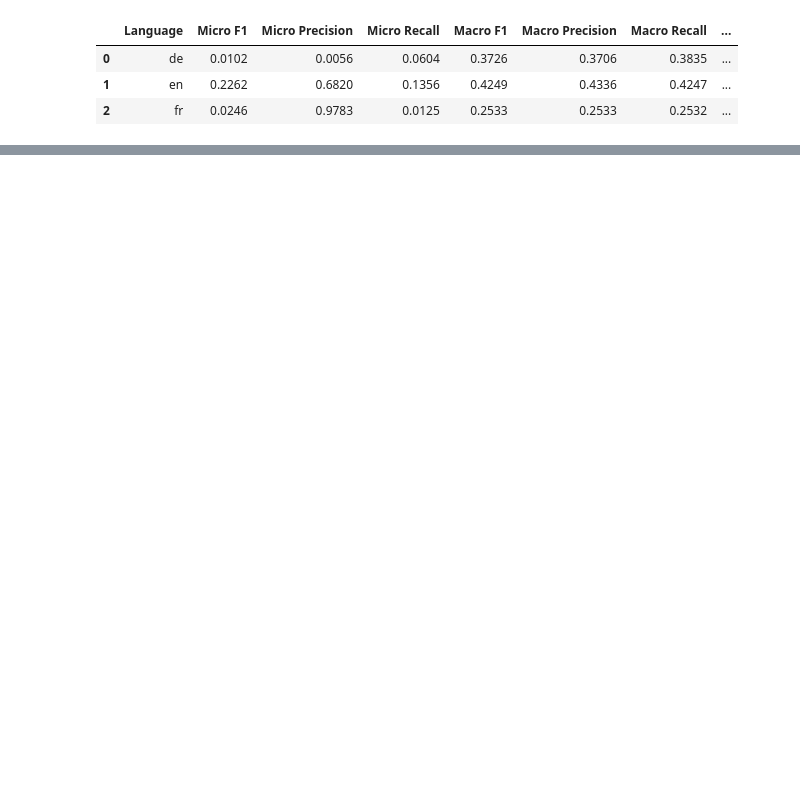
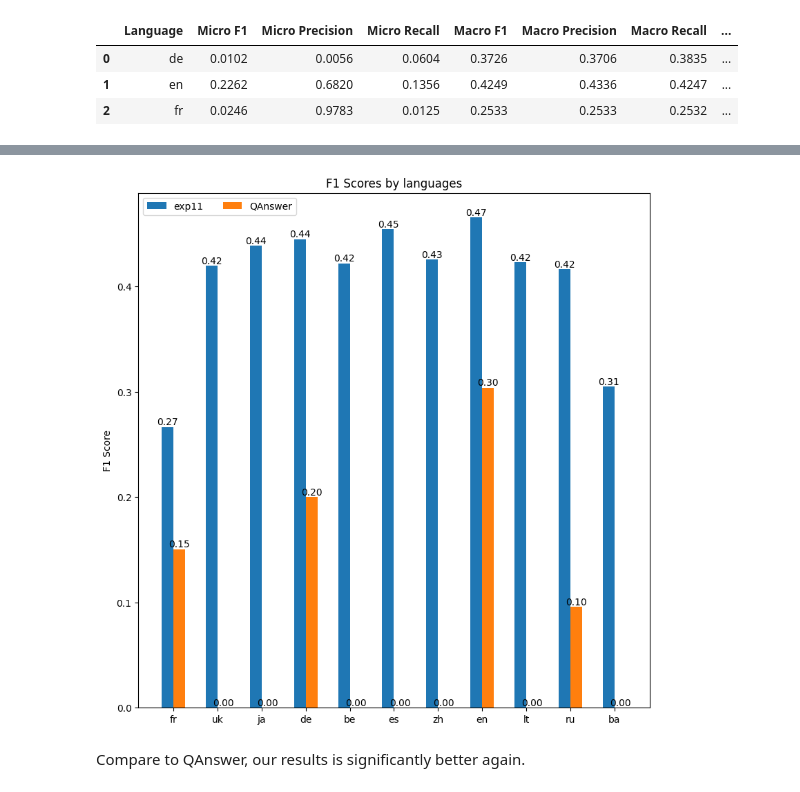
Before and after one commit to dice-group/MST5, a Jupyter notebook: notebooks/eval_results_dbpedia.ipynb, the cells around one changed output, grey strips where cells are left out. Saved outputs shown, nothing was run; the diff lists cells and outputs as text; code cells hidden in the pictures; blank space fills up the shorter version.

```diff
--- a/notebooks/eval_results_dbpedia.ipynb
+++ b/notebooks/eval_results_dbpedia.ipynb
@@ -133,0 +172,9 @@ plot({
+# %%
+plot({
+    "exp11": exp11,
+    "QAnswer": qanswer
+}, x_distance=1.5)
+# %% [output]
+[figure, added]
+# %% [markdown]
+Compare to QAnswer, our results is significantly better again.
```
Also changed, not shown: parts of 9 cells of this notebook.
